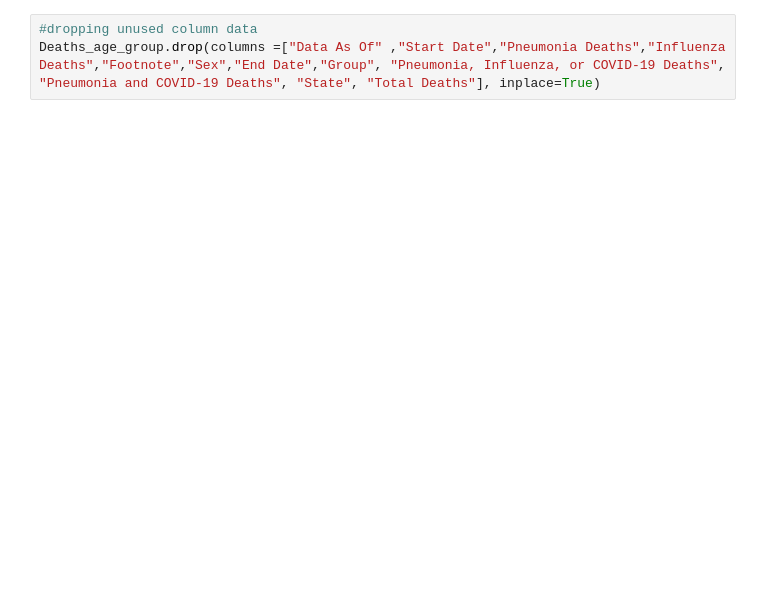
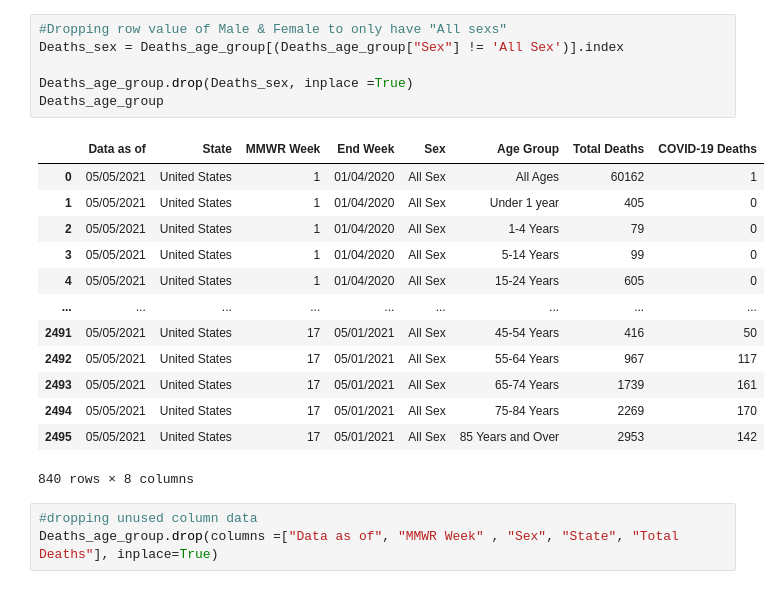
Before and after one commit to itsjonlau/Final-Project, a Jupyter notebook: JonLau_Dev/Death_Age_group.ipynb, the cells around one changed output. Drawn from its saved outputs; the diff is of its cells as text; blank space fills up the shorter version.

```diff
--- a/JonLau_Dev/Death_Age_group.ipynb
+++ b/JonLau_Dev/Death_Age_group.ipynb
@@ -47,7 +40,27 @@ Footnote                                     object
 dtype: object
+# %%
+#Dropping row value of Male & Female to only have "All sexs"
+Deaths_sex = Deaths_age_group[(Deaths_age_group["Sex"] != 'All Sex')].index
+
+Deaths_age_group.drop(Deaths_sex, inplace =True)
+Deaths_age_group
+# %% [output]
+|  | Data as of | State | MMWR Week | End Week | Sex | Age Group | Total Deaths | COVID-19 Deaths |
+| 0 | 05/05/2021 | United States | 1 | 01/04/2020 | All Sex | All Ages | 60162 | 1 |
+| 1 | 05/05/2021 | United States | 1 | 01/04/2020 | All Sex | Under 1 year | 405 | 0 |
+| 2 | 05/05/2021 | United States | 1 | 01/04/2020 | All Sex | 1-4 Years | 79 | 0 |
+| 3 | 05/05/2021 | United States | 1 | 01/04/2020 | All Sex | 5-14 Years | 99 | 0 |
+| 4 | 05/05/2021 | United States | 1 | 01/04/2020 | All Sex | 15-24 Years | 605 | 0 |
+| ... | ... | ... | ... | ... | ... | ... | ... | ... |
+| 2491 | 05/05/2021 | United States | 17 | 05/01/2021 | All Sex | 45-54 Years | 416 | 50 |
+| 2492 | 05/05/2021 | United States | 17 | 05/01/2021 | All Sex | 55-64 Years | 967 | 117 |
+| 2493 | 05/05/2021 | United States | 17 | 05/01/2021 | All Sex | 65-74 Years | 1739 | 161 |
+| 2494 | 05/05/2021 | United States | 17 | 05/01/2021 | All Sex | 75-84 Years | 2269 | 170 |
+| 2495 | 05/05/2021 | United States | 17 | 05/01/2021 | All Sex | 85 Years and Over | 2953 | 142 |
+840 rows × 8 columns
 # %%
 #dropping unused column data
-Deaths_age_group.drop(columns =["Data As Of" ,"Start Date","Pneumonia Deaths","Influenza Deaths","Footnote","Sex","End Date","Group", "Pneumonia, Influenza, or COVID-19 Deaths", "Pneumonia and COVID-19 Deaths", "State", "Total Deaths"], inplace=True)
+Deaths_age_group.drop(columns =["Data as of", "MMWR Week" , "Sex", "State", "Total Deaths"], inplace=True)
 # %%
 Deaths_age_group.head()
 # %% [output]
```
Also changed, not shown: parts of 67 cells of this notebook, 10 other files.
